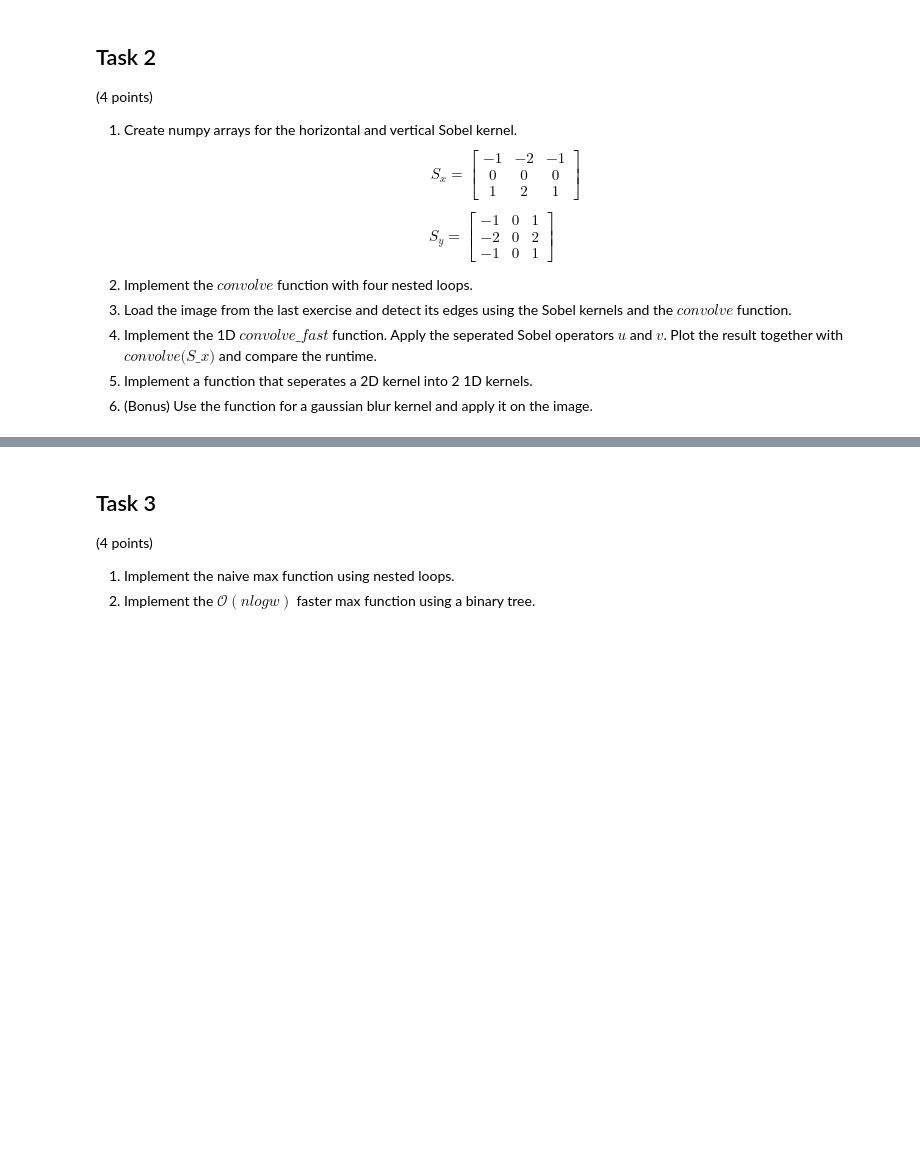
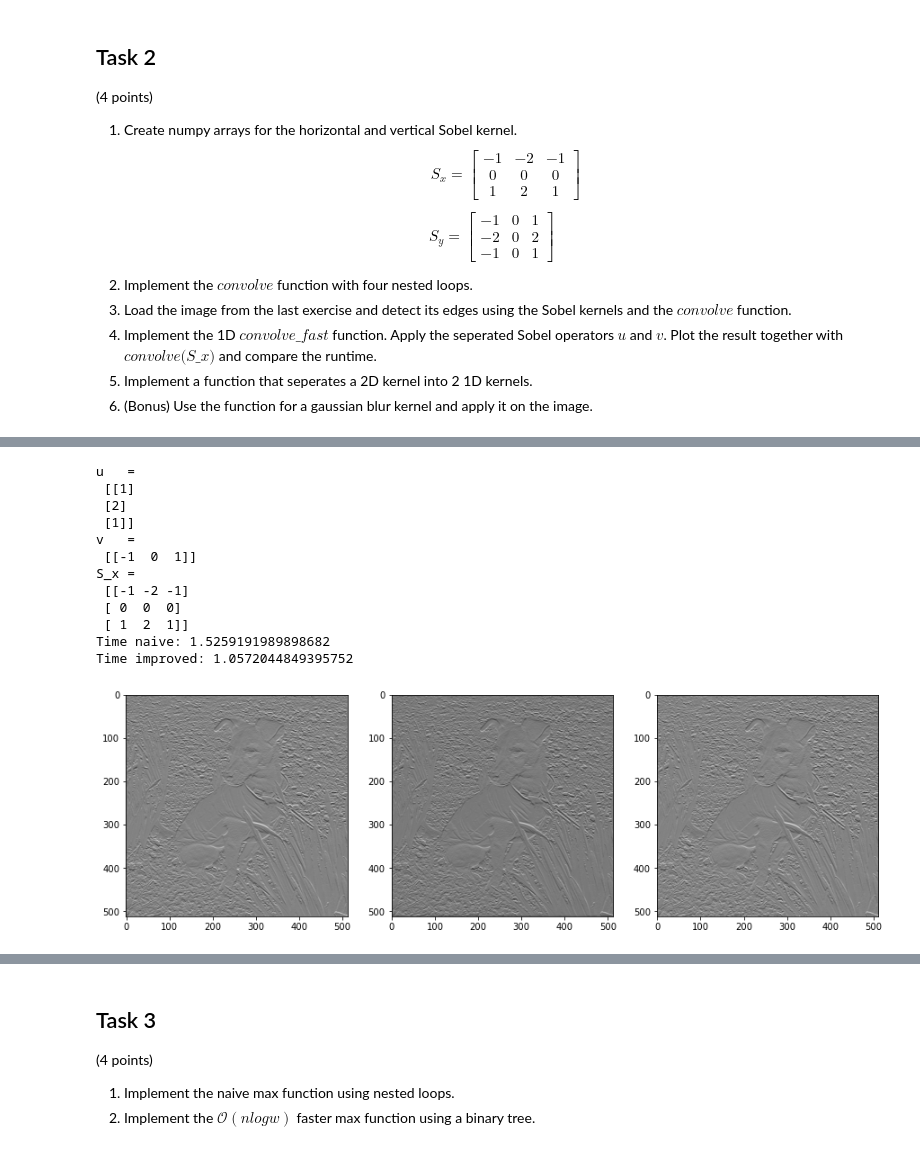
Before and after one commit to kck278/3dcv-homework, a Jupyter notebook: 2.0-tl-image-filter.ipynb, the cells around one changed output, grey strips where cells are left out. Cells and saved outputs as stored; diff of their text form; code cells hidden in the pictures; blank space fills up the shorter version.

```diff
--- a/2.0-tl-image-filter.ipynb
+++ b/2.0-tl-image-filter.ipynb
@@ -165,31 +190,83 @@ plt.show()
 # %%
 # 4
 u = np.array([[1], [2], [1]])
 v = np.array([[-1, 0, 1]])
-S_x = np.dot(u, v)
+#S_x = np.dot(u, v)
 print('u   =\n', u)
 print('v   =\n', v)
 print('S_x =\n', S_x)
 
 def convolve_fast(arr, K_u, K_v):
     '''
     Convolve the array using kernel K_u and K_v.
 
     arr -- 2D array that gets convolved
     K_u -- kernel u
     K_v -- kernel v
     '''
+    w = 1
+    arr_conv = np.zeros(arr.shape)
 
-    return g
+    for x in range(w, arr.shape[0] - w):
+        for y in range(w, arr.shape[1] - w):
+            conv_sum = 0
+
+            for y_ker in range(-w, w + 1):
+                conv_sum += arr[x, y + y_ker] * K_u[y_ker + w][0]
+
+            arr_conv[x, y] = conv_sum
+
+    arr = arr_conv
+    arr_conv = np.zeros(arr.shape)
+
+    for x in range(w, arr.shape[0] - w):
+        for y in range(w, arr.shape[1] - w):
+            conv_sum = 0
+
+            for x_ker in range(-w, w + 1):
+                conv_sum += arr[x + x_ker, y] * K_v[0][x_ker + w]
+
+            arr_conv[x, y] = conv_sum
+
+    return arr_conv
 
 # TODO: Run both methods and compare their runtime
+start_naive = time.time()
+edges_naive = convolve(image, S_x)
+end_naive = time.time()
 
+start_improved = time.time()
+edges_improved = convolve_fast(image, u, v)
+end_improved = time.time()
+
+print("Time naive: " + str(end_naive - start_naive))
+print("Time improved: " + str(end_improved - start_improved))
+
+from scipy import ndimage, misc
+result = ndimage.sobel(image, axis=0)
 
 # Show results
-_, axis = plt.subplots(1, 2)
+f, axis = plt.subplots(1, 3)
+f.set_figheight(15)
+f.set_figwidth(15)
 axis[0].imshow(edges_naive, cmap='gray')
-axis[1].imshow(edges_improved,cmap='gray')
+axis[1].imshow(edges_improved, cmap='gray')
+axis[2].imshow(result, cmap='gray')
 plt.show()
+# %% [output]
+u   =
+ [[1]
+ [2]
+ [1]]
+v   =
+ [[-1  0  1]]
+S_x =
+ [[-1 -2 -1]
+ [ 0  0  0]
+ [ 1  2  1]]
+Time naive: 1.5259191989898682
+Time improved: 1.0572044849395752
+[figure, added]
 # %%
 # 5
 print('rank of s_x:', np.linalg.matrix_rank(S_x))
```
Also changed, not shown: parts of 6 cells of this notebook, 1 other file.
